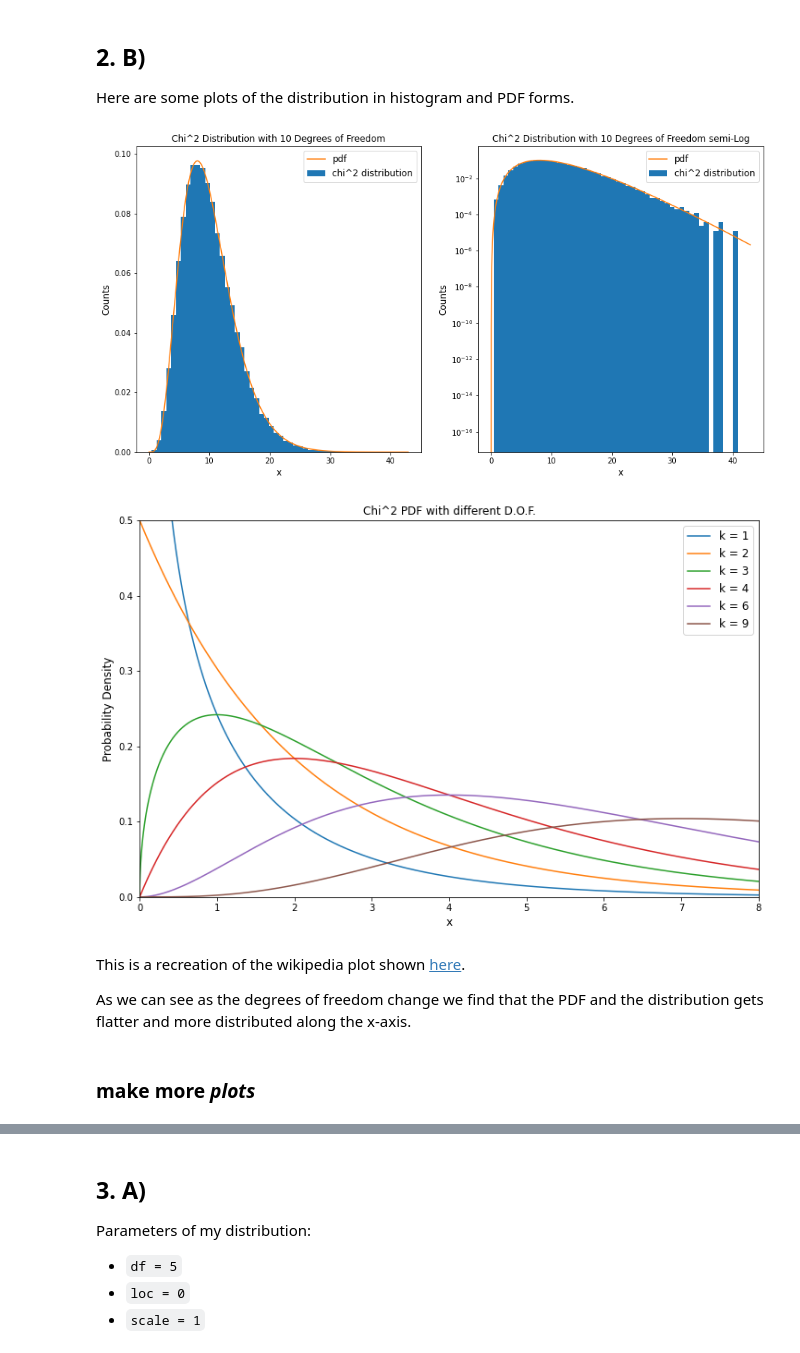
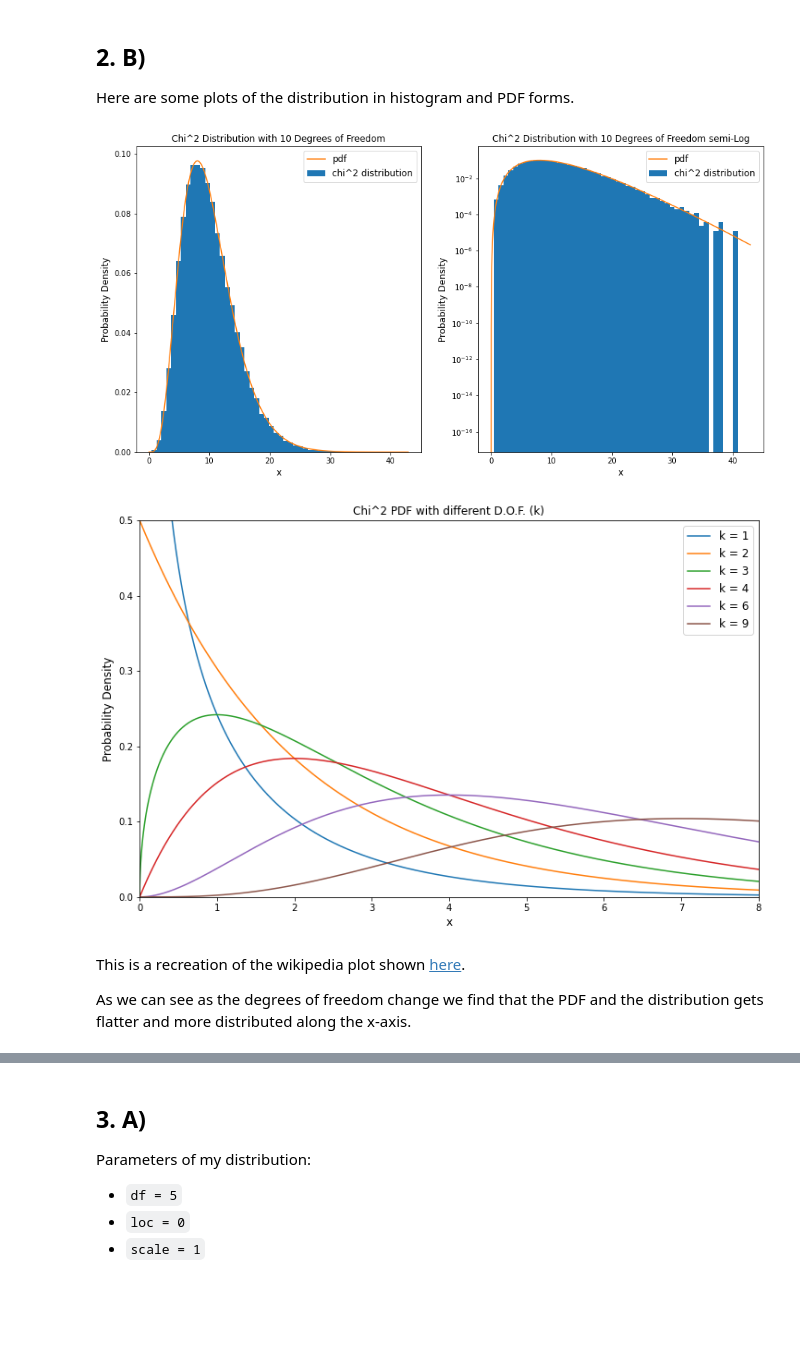
Before and after one commit to maria8ch/Phys434_BigData, a Jupyter notebook: lab1_Berres.ipynb, the cells around one changed output, grey strips where cells are left out. Saved outputs shown, nothing was run; the diff lists cells and outputs as text; code cells hidden in the pictures; blank space fills up the shorter version.

```diff
--- a/lab1_Berres.ipynb
+++ b/lab1_Berres.ipynb
@@ -159,34 +157,30 @@ Here are some plots of the distribution in histogram and PDF forms.
 # %%
 l=0.0
 s=1.0
 df=10
-#d = stats.norm.rvs(loc = 5, scale = 0.01, size = 100000)
 c21=stats.chi2.rvs(df,loc = l, scale = s, size = 100000,random_state=420)
 fig, ax = plt.subplots(1,2,figsize=(15, 7.5))
-#c2=np.random.chisquare(d)
 ax[0].hist(c21, bins=50, density=True,label='chi^2 distribution');
 v = np.linspace(0,ax[0].get_xlim()[1], 100000)
-#ax[0].plot(v,stats.chi2.pdf(v,df,loc=l,scale=s))
-#v = np.linspace(0,50, 100000)
 ax[0].set_title('Chi^2 Distribution with 10 Degrees of Freedom',fontsize=12)
 ax[0].set_xlabel('x',fontsize=12)
-ax[0].set_ylabel('Counts',fontsize=12)
+ax[0].set_ylabel('Probability Density',fontsize=12)
 k=10
 ax[0].plot(v,tc2(v,df),label='pdf');
 ax[0].legend(loc=0,fontsize=12)
 plt.yscale('log')
 ax[1].hist(c21, bins=50, density=True,label='chi^2 distribution');
 ax[1].plot(v,tc2(v,df),label='pdf');
 ax[1].set_title('Chi^2 Distribution with 10 Degrees of Freedom semi-Log',fontsize=12)
 ax[1].set_xlabel('x',fontsize=12)
-ax[1].set_ylabel('Counts',fontsize=12)
+ax[1].set_ylabel('Probability Density',fontsize=12)
 ax[1].legend(loc=0,fontsize=12);
 # %% [output]
-[figure, old version]
+[figure, new version]
 # %%
 kd=[1,2,3,4,6,9]
 fig, ax = plt.subplots(figsize=(12, 7.5))
-ax.set_title('Chi^2 PDF with different D.O.F.',fontsize=12)
+ax.set_title('Chi^2 PDF with different D.O.F. (k)',fontsize=12)
 ax.set_xlabel('x',fontsize=12)
 ax.set_ylabel('Probability Density',fontsize=12)
 ax.set_xlim(0,8)
@@ -196,13 +190,11 @@ for i in range(len(kd)):
     ax.plot(v,stats.chi2.pdf(v,kd[i]),label=f'k = {kd[i]}')
 ax.legend(loc=0,fontsize=12);
 # %% [output]
-[figure, old version]
+[figure, new version]
 # %% [markdown]
 This is a recreation of the wikipedia plot shown [here](https://en.wikipedia.org/wiki/Chi-square_distribution#/media/File:Chi-square_pdf.svg).
 
 As we can see as the degrees of freedom change we find that the PDF and the distribution gets flatter and more distributed along the x-axis.
-# %% [markdown]
-### make more *plots*
 # %% [markdown]
 ---
 ## Part 3
```
Also changed, not shown: parts of 30 cells of this notebook.
